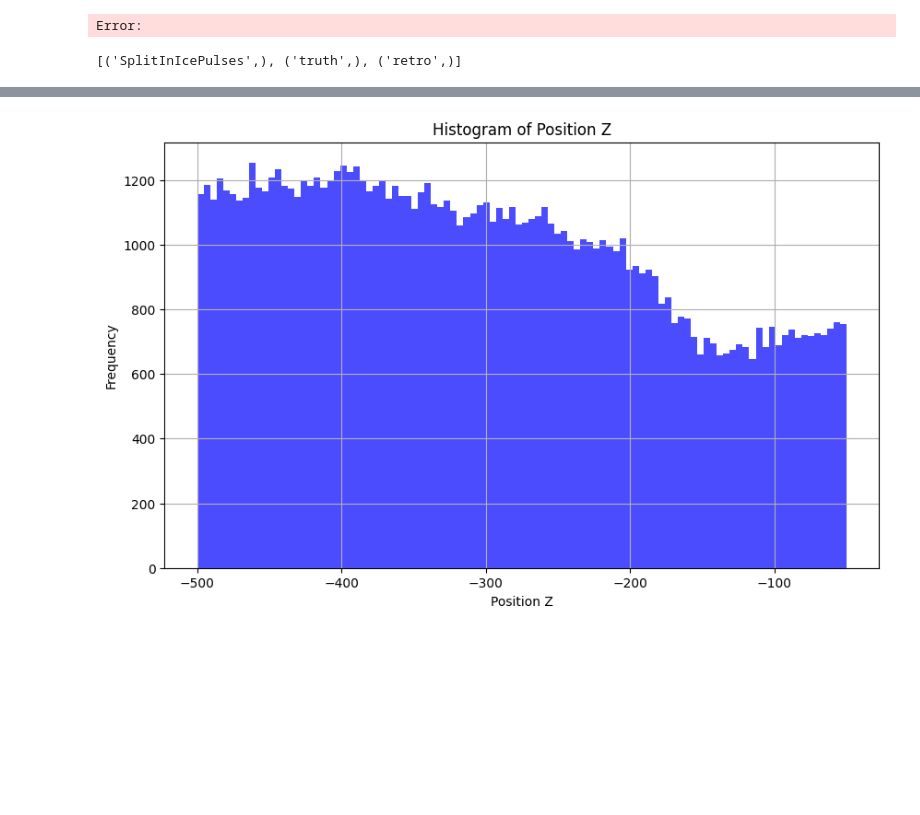
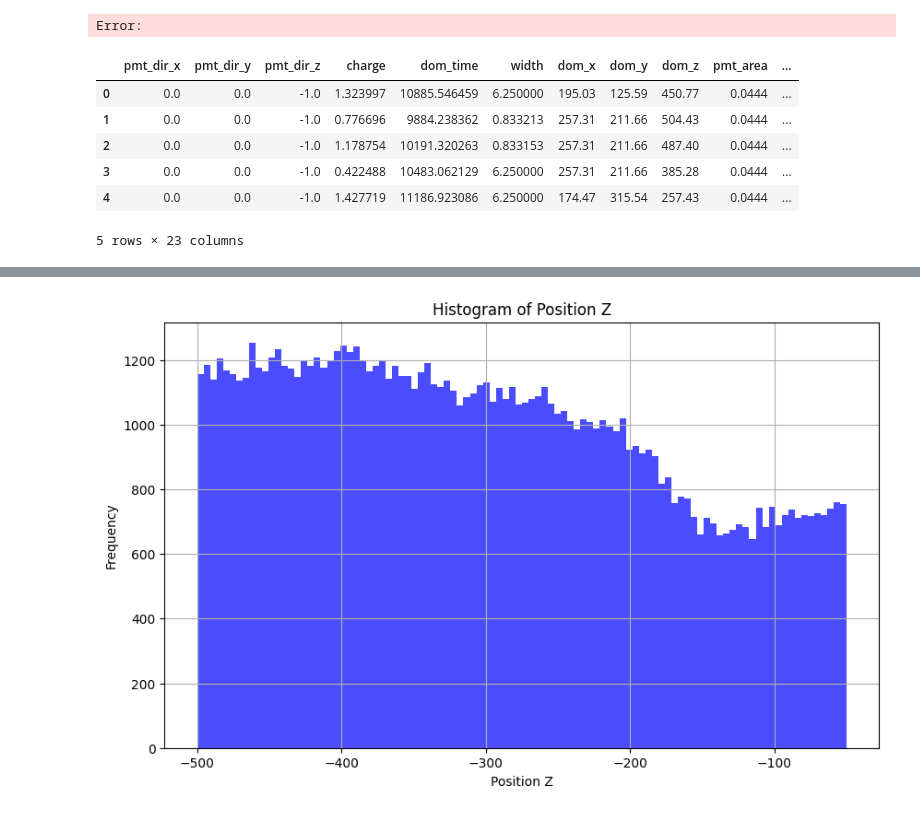
Before and after one commit to SimonOergaard/Dom-Calibration, a Jupyter notebook: muon_analysis.ipynb, the cells around one changed output, grey strips where cells are left out. Cells and saved outputs as stored; diff of their text form; code cells hidden in the pictures; blank space fills up the shorter version.

Commit message:
Update analysis scripts and add new RIDE module

```diff
--- a/muon_analysis.ipynb
+++ b/muon_analysis.ipynb
@@ -33,11 +33,28 @@ from ExternalFunctions import Chi2Regression, BinnedLH, UnbinnedLH
 from ExternalFunctions import nice_string_output, add_text_to_ax
 # %% [output]
 Error:
-# %%
-panos_file = "/groups/icecube/petersen/GraphNetDatabaseRepository/osc_next_database_Peter_and_Morten/merged_database/osc_next_level3_v2.00_genie_muongun_noise_120000_140000_160000_130000_888003_retro.db"
-con_gcd = sqlite3.connect(panos_file)
-cur_gcd = con_gcd.cursor()
-cur_gcd.execute("SELECT name FROM sqlite_master WHERE type='table';")
-print(cur_gcd.fetchall())
-# %% [output]
-[('SplitInIcePulses',), ('truth',), ('retro',)]
+# %%
+panos_file = "/groups/icecube/simon/GNN/workspace/Scripts/filtered_all_big_data.db"
+con_gcd = sqlite3.connect(panos_file)
+cur_gcd = con_gcd.cursor()
+# Print the table names
+split_df_query = f"""
+    SELECT *
+    FROM SplitInIcePulsesSRT
+    WHERE event_no IN (
+        SELECT DISTINCT event_no
+        FROM truth
+        ORDER BY event_no
+        LIMIT {1000}
+    )
+    """
+split_df = pd.read_sql_query(split_df_query, con_gcd)
+split_df.head()
+# %% [output]
+|  | pmt_dir_x | pmt_dir_y | pmt_dir_z | charge | dom_time | width | dom_x | dom_y | dom_z | pmt_area | ... |
+| 0 | 0.0 | 0.0 | -1.0 | 1.323997 | 10885.546459 | 6.250000 | 195.03 | 125.59 | 450.77 | 0.0444 | ... |
+| 1 | 0.0 | 0.0 | -1.0 | 0.776696 | 9884.238362 | 0.833213 | 257.31 | 211.66 | 504.43 | 0.0444 | ... |
+| 2 | 0.0 | 0.0 | -1.0 | 1.178754 | 10191.320263 | 0.833153 | 257.31 | 211.66 | 487.40 | 0.0444 | ... |
+| 3 | 0.0 | 0.0 | -1.0 | 0.422488 | 10483.062129 | 6.250000 | 257.31 | 211.66 | 385.28 | 0.0444 | ... |
+| 4 | 0.0 | 0.0 | -1.0 | 1.427719 | 11186.923086 | 6.250000 | 174.47 | 315.54 | 257.43 | 0.0444 | ... |
+5 rows × 23 columns
```
Also changed, not shown: parts of 5 cells of this notebook, 13 other files.
